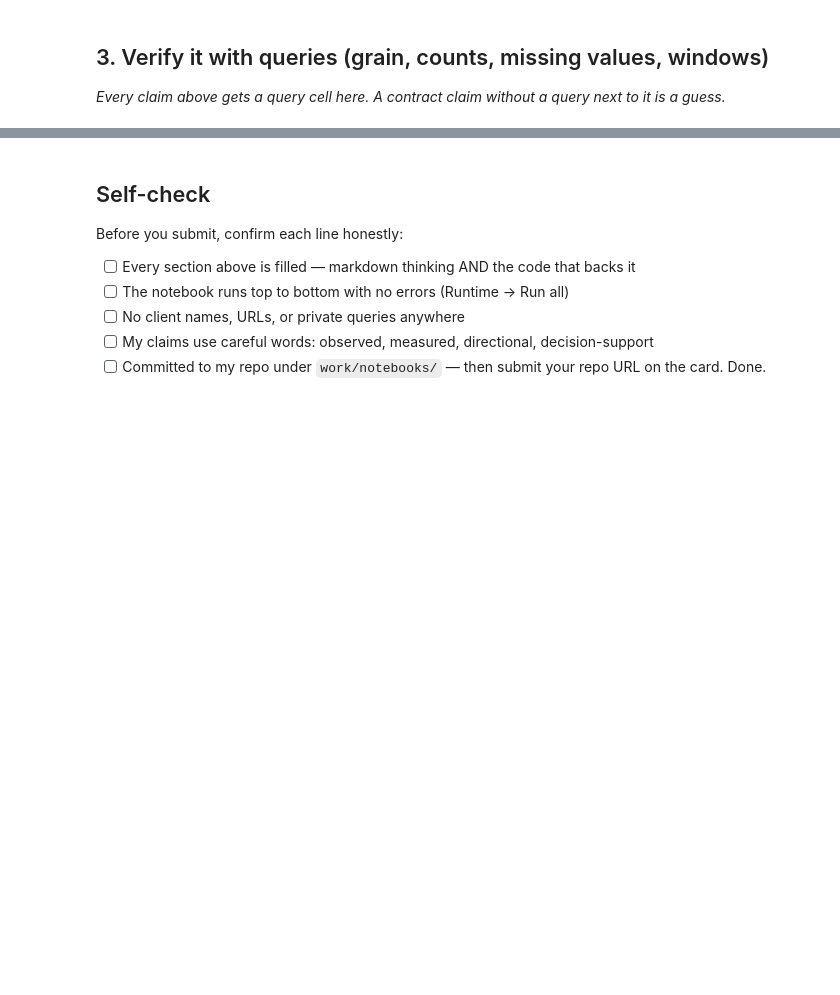
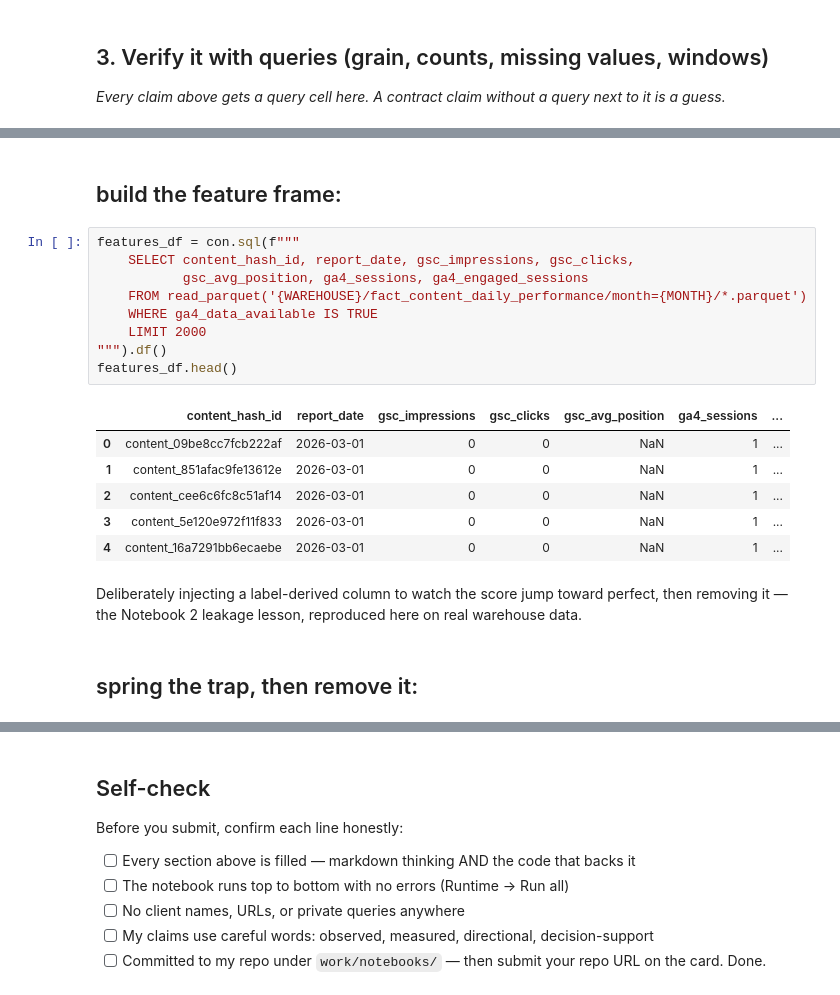
Before and after one commit to sobaannr/FlyRank-Internship, a Jupyter notebook: work/notebooks/w03_data_contract.ipynb, the cells around one changed output, grey strips where cells are left out. Cells and saved outputs as stored; diff of their text form; blank space fills up the shorter version.

```diff
--- a/work/notebooks/w03_data_contract.ipynb
+++ b/work/notebooks/w03_data_contract.ipynb
@@ -26,0 +173,24 @@ This skeleton is yours to fill. Work the sections **in order** — each one has
+# %% [markdown]
+## build the feature frame:
+# %%
+features_df = con.sql(f"""
+    SELECT content_hash_id, report_date, gsc_impressions, gsc_clicks,
+           gsc_avg_position, ga4_sessions, ga4_engaged_sessions
+    FROM read_parquet('{WAREHOUSE}/fact_content_daily_performance/month={MONTH}/*.parquet')
+    WHERE ga4_data_available IS TRUE
+    LIMIT 2000
+""").df()
+features_df.head()
+# %% [output]
+|  | content_hash_id | report_date | gsc_impressions | gsc_clicks | gsc_avg_position | ga4_sessions | ... |
+| 0 | content_09be8cc7fcb222af | 2026-03-01 | 0 | 0 | NaN | 1 | ... |
+| 1 | content_851afac9fe13612e | 2026-03-01 | 0 | 0 | NaN | 1 | ... |
+| 2 | content_cee6c6fc8c51af14 | 2026-03-01 | 0 | 0 | NaN | 1 | ... |
+| 3 | content_5e120e972f11f833 | 2026-03-01 | 0 | 0 | NaN | 1 | ... |
+| 4 | content_16a7291bb6ecaebe | 2026-03-01 | 0 | 0 | NaN | 1 | ... |
+# %% [markdown]
+Deliberately injecting a label-derived column to watch the score jump toward
+perfect, then removing it — the Notebook 2 leakage lesson, reproduced here on
+real warehouse data.
+# %% [markdown]
+##  spring the trap, then remove it:
```
Also changed, not shown: parts of 21 cells of this notebook.
